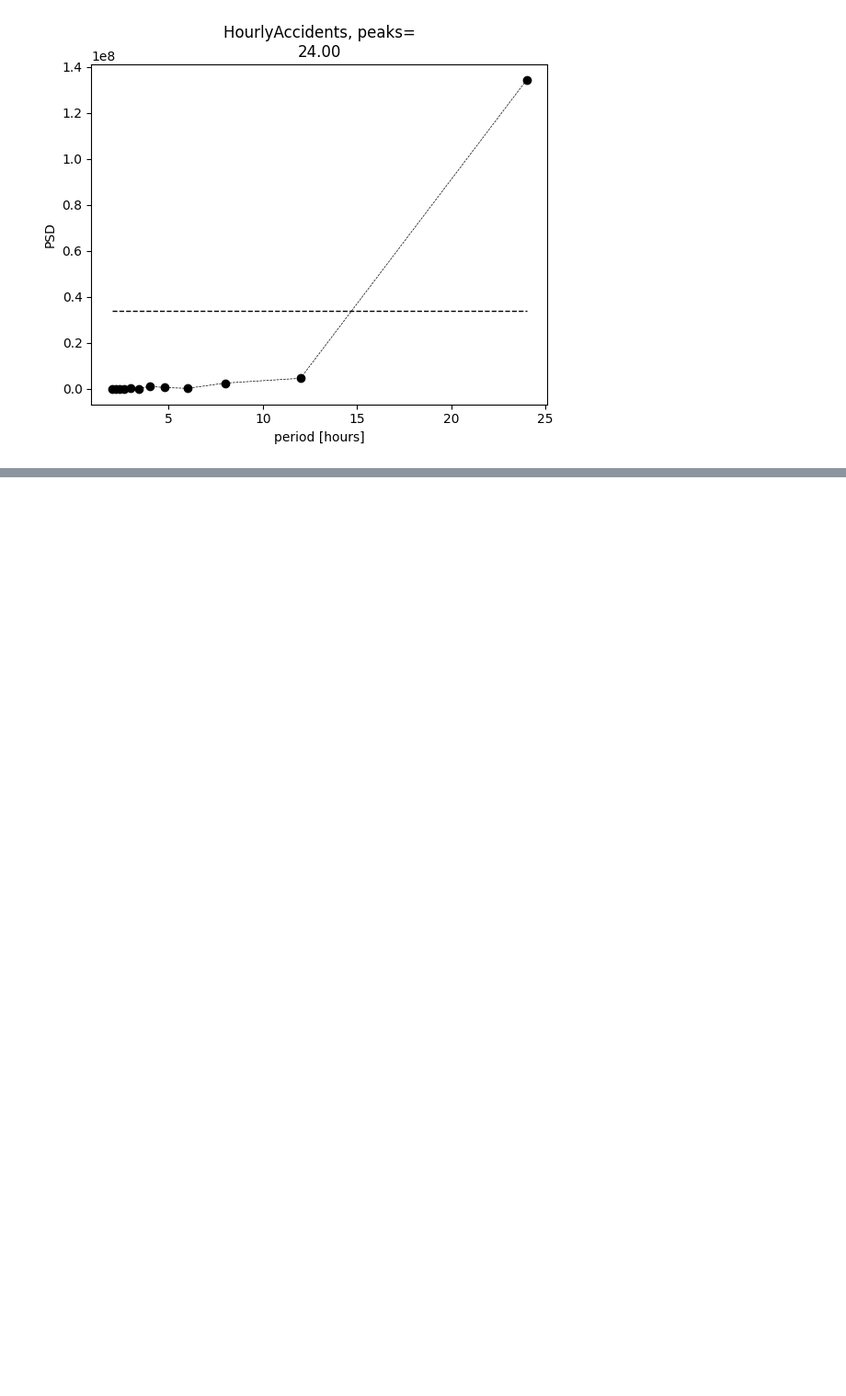
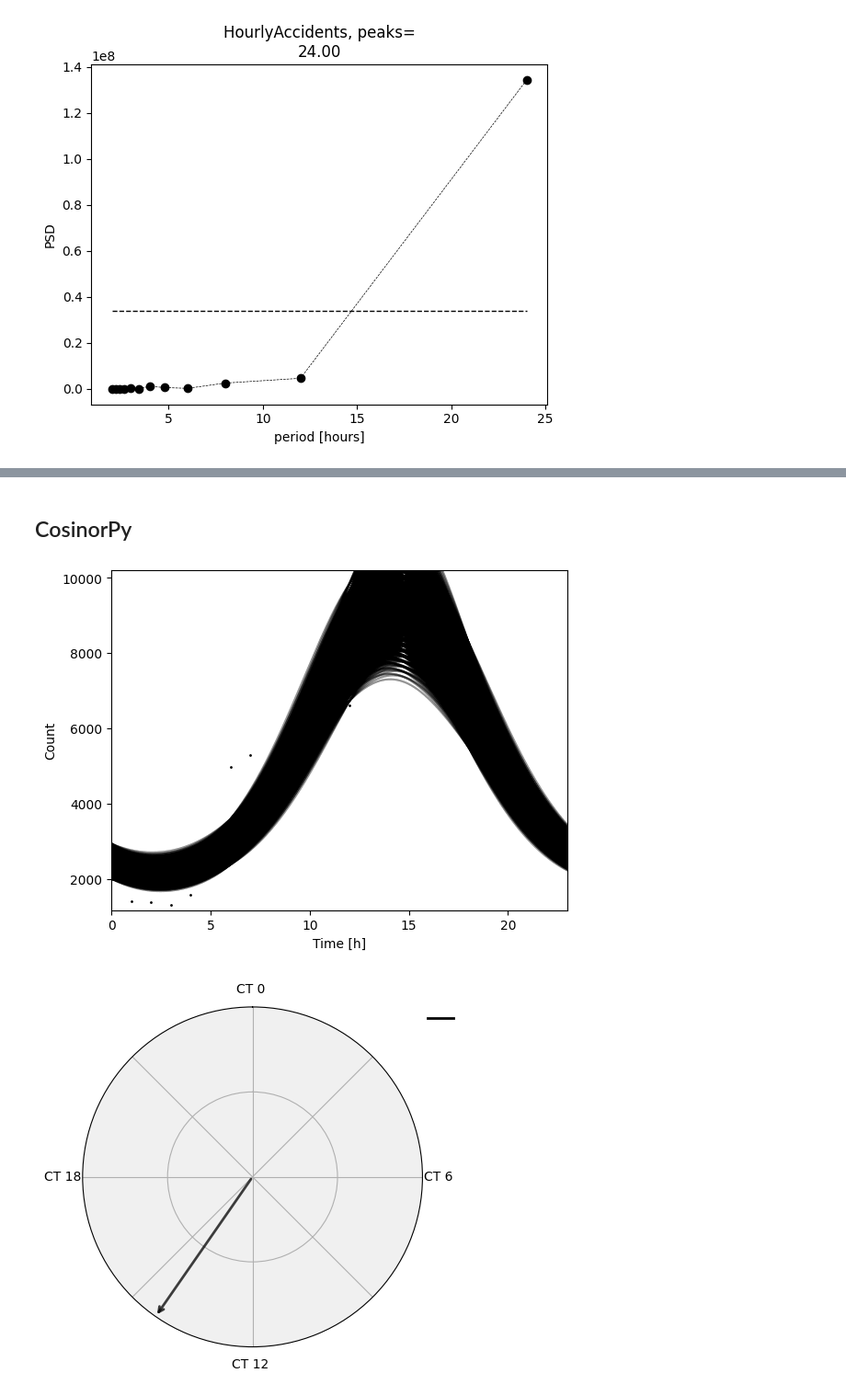
Before and after one commit to hanaskitek/diplomska-git, a Jupyter notebook: 05_kosinor_cez_dan.ipynb, the cells around one changed output, grey strips where cells are left out. Shown at 92% size. Drawn from its saved outputs; the diff is of its cells as text; code cells hidden in the pictures; blank space fills up the shorter version.

Commit message:
Uporaba Gen Poisson pri CosinorPy in uporaba RhythmCount.

```diff
--- a/05_kosinor_cez_dan.ipynb
+++ b/05_kosinor_cez_dan.ipynb
@@ -7,5 +9,5 @@ from CosinorPy import file_parser, cosinor, cosinor1
 # %%
-data = pd.read_csv("PrometneNesreče.csv")
+data = pd.read_csv("../PrometneNesreče.csv")
 # %%
 # Število prometnih nesreč po urah
 # Pretvori stolpec 'NastanekDatumCas' v pravilen format (vsaka vrednost bo pandas objekt za datum in čas)
@@ -42,4 +41,0 @@ cosinor.periodogram_df(df_plot)
-# %%
-# Poskusim modele z različnim številom komponent
-df_results = cosinor.fit_group(df_plot, n_components = [1,2,3,4,5,6,7,8], period = 24)
-#print(df_results)
@@ -60,3 +42,20 @@ df_results = cosinor.fit_group(df_plot, n_components = [1,2,3,4,5,6,7,8], period
+# %% [markdown]
+## CosinorPy
+# %%
+#df_results = cosinor.fit_group(df_plot, n_components = [1,2,3,4,5,6,7,8], period = 24)
+
+X = df_plot.x.to_numpy()
+Y = df_plot.y.to_numpy()
+
+df_results = cosinor.fit_me(X, Y, n_components = 1, period = 24, model_type = 'gen_poisson')
+
+# results = {}
+# for n in [1,2,3,4,5,6,7,8]:
+#     results[n] = cosinor.fit_me(X, Y, n_components = 1, period = 24, model_type = 'gen_poisson')
+#print(df_results)
+# %% [output]
+[figure, added]
+[figure, added]
 # %%
 df_results
 # %% [output]
```
Also changed, not shown: parts of 19 cells of this notebook, 5 other files.
